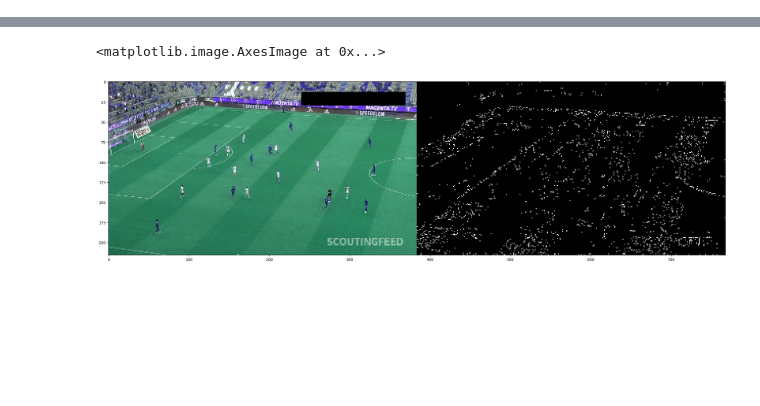
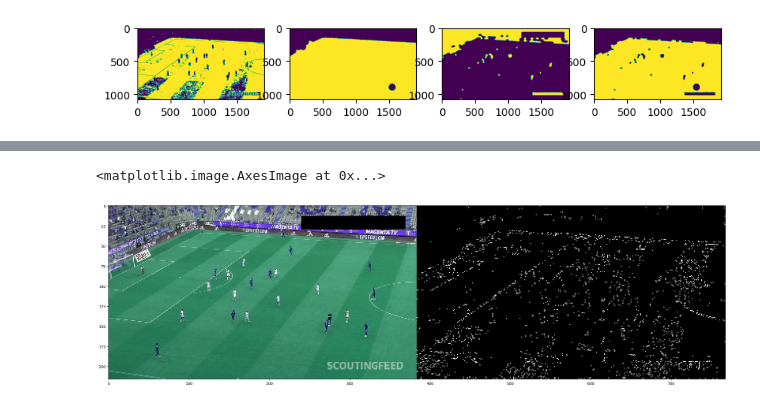
Before and after one commit to OnionKiller/green-field-experiment, a Jupyter notebook: test.ipynb, the cells around one changed output, grey strips where cells are left out. Drawn from its saved outputs; the diff is of its cells as text; code cells hidden in the pictures; blank space fills up the shorter version.

Commit message:
implement somewhat robust line detection edge detection after this is off for some reasons

```diff
--- a/test.ipynb
+++ b/test.ipynb
@@ -54,0 +14,82 @@ img_gray = cv2.cvtColor(img_blur ,cv2.COLOR_BGR2GRAY)
+# %%
+
+#converting into hsv image
+hsv = cv2.cvtColor(img,cv2.COLOR_BGR2HSV)
+gray = cv2.cvtColor(img,cv2.COLOR_BGR2GRAY)
+
+#hue histogram
+#plt.hist(hsv[:,:,0].flatten(),bins=256)
+
+#h_l,h_h = np.percentile(hsv[:,:,0],[20,80])
+h_l,h_h = (40,90) # <- hand pick green partition of hsv
+s_l,s_h = np.percentile(hsv[:,:,1],[10,90])
+v_l,v_h = np.percentile(hsv[:,:,2],[5,95])
+
+#green range
+lower_green = np.array([h_l,s_l,v_l])
+upper_green = np.array([h_h,s_h,v_h])
+
+# define the base green mask
+mask = cv2.inRange(hsv, lower_green, upper_green)
+
+
+# define edge avere mask
+adt_mask = cv2.adaptiveThreshold(gray,255,adaptiveMethod=cv2.ADAPTIVE_THRESH_GAUSSIAN_C,thresholdType=cv2.THRESH_BINARY,blockSize=11,C=5)
+# define edge avare inverted
+adt_mask_inv  = cv2.bitwise_not(adt_mask)
+# create viewer mask -> based on high frequency components of the mask, blurring the edge avera mask can generate a "noise" density map
+avg_noise = cv2.blur(adt_mask_inv,(25,17))
+viewer_mask = cv2.inRange(avg_noise,np.percentile(avg_noise,20)+1,255)
+viewer_mask = cv2.erode(viewer_mask,cv2.getStructuringElement(cv2.MORPH_ELLIPSE,(25,17)))
+#remove holes
+viewer_mask = cv2.erode(viewer_mask,cv2.getStructuringElement(cv2.MORPH_ELLIPSE,(31,31)))
+#under estimate mask size
+viewer_mask = cv2.dilate(viewer_mask,cv2.getStructuringElement(cv2.MORPH_ELLIPSE,(21,21)))
+
+
+#compensate gaussian kernel
+viewer_mask_inv = cv2.bitwise_not(viewer_mask)
+
+#remove noise from the green mask
+eroded_mask = cv2.erode(mask,cv2.getStructuringElement(cv2.MORPH_ELLIPSE,(9,5)))
+#remove holes from the green mask based on morphologies
+main_morph_mask_int = cv2.dilate(eroded_mask,cv2.getStructuringElement(cv2.MORPH_ELLIPSE,(101,101)))
+main_morph_mask = cv2.erode(main_morph_mask_int,cv2.getStructuringElement(cv2.MORPH_ELLIPSE,(92,96)))
+
+#remove viewers from morph mask
+field_mask = cv2.bitwise_and(main_morph_mask,viewer_mask_inv)
+#remove holes again
+
+#visuals
+plt.figure(figsize=(10,3))
+plt.subplot(141)
+plt.imshow(mask)
+plt.subplot(142)
+plt.imshow(main_morph_mask)
+plt.subplot(143)
+plt.imshow(viewer_mask)
+plt.subplot(144)
+plt.imshow(field_mask)
+
+#mask lines on the filed with the green mask == white lines on the footballfield, and players
+composite_mask = cv2.bitwise_and(field_mask,adt_mask_inv)
+
+#make the lines non edges
+dilated_comp_mask = cv2.dilate(composite_mask,cv2.getStructuringElement(cv2.MORPH_ELLIPSE,(5,5)))
+composite_mask = cv2.erode(dilated_comp_mask,cv2.getStructuringElement(cv2.MORPH_ELLIPSE,(5,5)))
+
+#visuals
+plt.figure( figsize=(20,10))
+plt.subplot(121)
+plt.imshow(img)
+plt.subplot(122)
+plt.imshow(composite_mask)
+
+res = cv2.bitwise_and(img, img, mask=composite_mask)
+res_bgr = cv2.cvtColor(res,cv2.COLOR_HSV2BGR)
+plt.figure()
+plt.imshow(res)
+img_blur = cv2.medianBlur(res_bgr ,5)
+img_gray = cv2.cvtColor(img_blur ,cv2.COLOR_BGR2GRAY)
+# %% [output]
+[figure, added]
```
Also changed, not shown: parts of 2 cells of this notebook.
